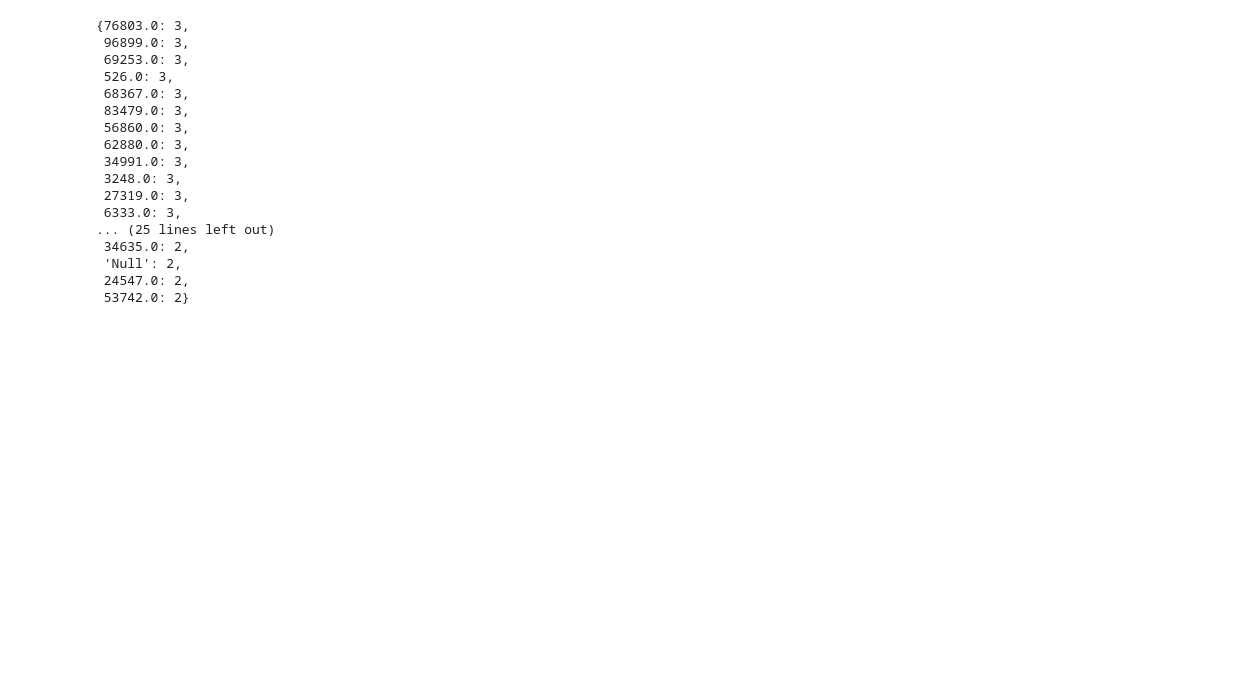
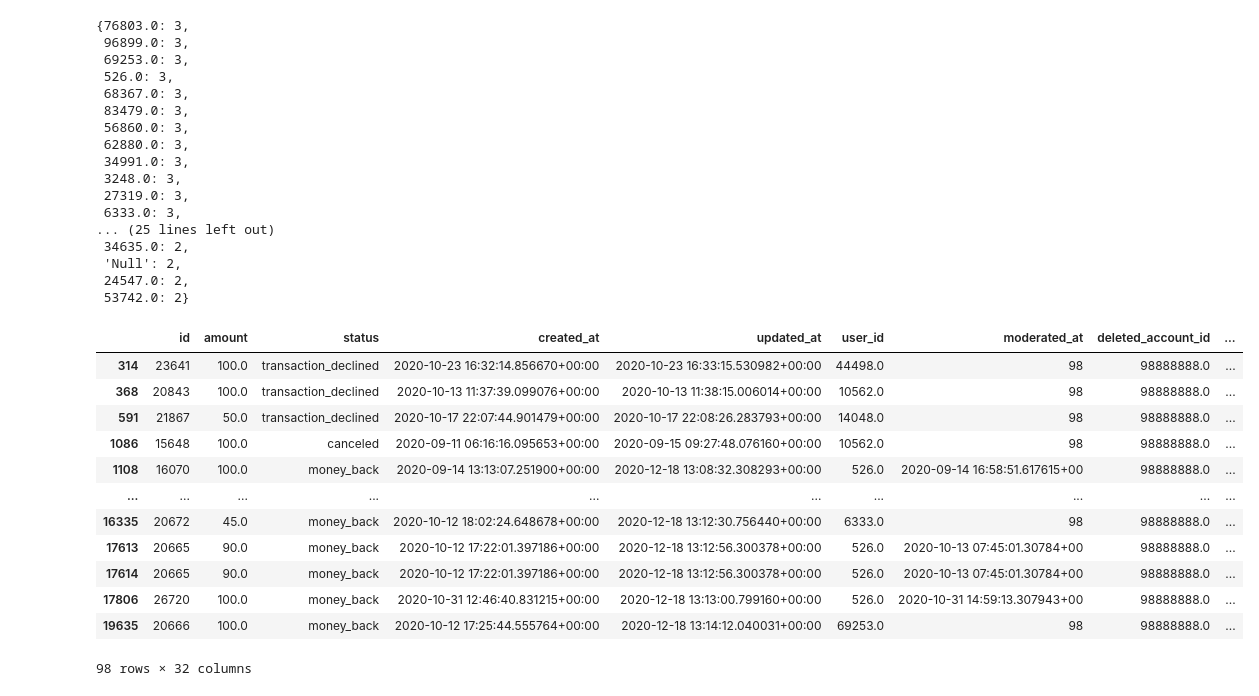
Before and after one commit to elvisortegaec/businessPayments, a Jupyter notebook: transacciones_fraudulentas.ipynb, the cells around one changed output. Saved outputs shown, nothing was run; the diff lists cells and outputs as text; code cells hidden in the pictures; blank space fills up the shorter version.

Commit message:
Identificacion potenciales fraudulentos

```diff
--- a/transacciones_fraudulentas.ipynb
+++ b/transacciones_fraudulentas.ipynb
@@ -209,3 +206,28 @@ common_users
  'Null': 2,
  24547.0: 2,
  53742.0: 2}
+# %%
+# Lista de user_id con 3 métricas fraudulentas
+fraudulent_user_ids = [76803.0, 96899.0, 69253.0, 526.0, 68367.0, 83479.0,
+                       56860.0, 62880.0, 34991.0, 3248.0, 27319.0, 6333.0,
+                       88127.0, 10562.0, 47557.0, 45517.0, 44498.0, 14048.0,
+                       14832.0, 13565.0]
+
+# Filtrar las filas correspondientes a estos user_id en el DataFrame
+fraudulent_users_data = merged_df[merged_df['user_id'].isin(fraudulent_user_ids)]
+
+fraudulent_users_data
+# %% [output]
+|  | id | amount | status | created_at | updated_at | user_id | moderated_at | deleted_account_id | ... |
+| 314 | 23641 | 100.0 | transaction_declined | 2020-10-23 16:32:14.856670+00:00 | 2020-10-23 16:33:15.530982+00:00 | 44498.0 | 98 | 98888888.0 | ... |
+| 368 | 20843 | 100.0 | transaction_declined | 2020-10-13 11:37:39.099076+00:00 | 2020-10-13 11:38:15.006014+00:00 | 10562.0 | 98 | 98888888.0 | ... |
+| 591 | 21867 | 50.0 | transaction_declined | 2020-10-17 22:07:44.901479+00:00 | 2020-10-17 22:08:26.283793+00:00 | 14048.0 | 98 | 98888888.0 | ... |
+| 1086 | 15648 | 100.0 | canceled | 2020-09-11 06:16:16.095653+00:00 | 2020-09-15 09:27:48.076160+00:00 | 10562.0 | 98 | 98888888.0 | ... |
+| 1108 | 16070 | 100.0 | money_back | 2020-09-14 13:13:07.251900+00:00 | 2020-12-18 13:08:32.308293+00:00 | 526.0 | 2020-09-14 16:58:51.617615+00 | 98888888.0 | ... |
+| ... | ... | ... | ... | ... | ... | ... | ... | ... | ... |
+| 16335 | 20672 | 45.0 | money_back | 2020-10-12 18:02:24.648678+00:00 | 2020-12-18 13:12:30.756440+00:00 | 6333.0 | 98 | 98888888.0 | ... |
+| 17613 | 20665 | 90.0 | money_back | 2020-10-12 17:22:01.397186+00:00 | 2020-12-18 13:12:56.300378+00:00 | 526.0 | 2020-10-13 07:45:01.30784+00 | 98888888.0 | ... |
+| 17614 | 20665 | 90.0 | money_back | 2020-10-12 17:22:01.397186+00:00 | 2020-12-18 13:12:56.300378+00:00 | 526.0 | 2020-10-13 07:45:01.30784+00 | 98888888.0 | ... |
+| 17806 | 26720 | 100.0 | money_back | 2020-10-31 12:46:40.831215+00:00 | 2020-12-18 13:13:00.799160+00:00 | 526.0 | 2020-10-31 14:59:13.307943+00 | 98888888.0 | ... |
+| 19635 | 20666 | 100.0 | money_back | 2020-10-12 17:25:44.555764+00:00 | 2020-12-18 13:14:12.040031+00:00 | 69253.0 | 98 | 98888888.0 | ... |
+98 rows × 32 columns
```
Also changed, not shown: parts of 2 cells of this notebook.
